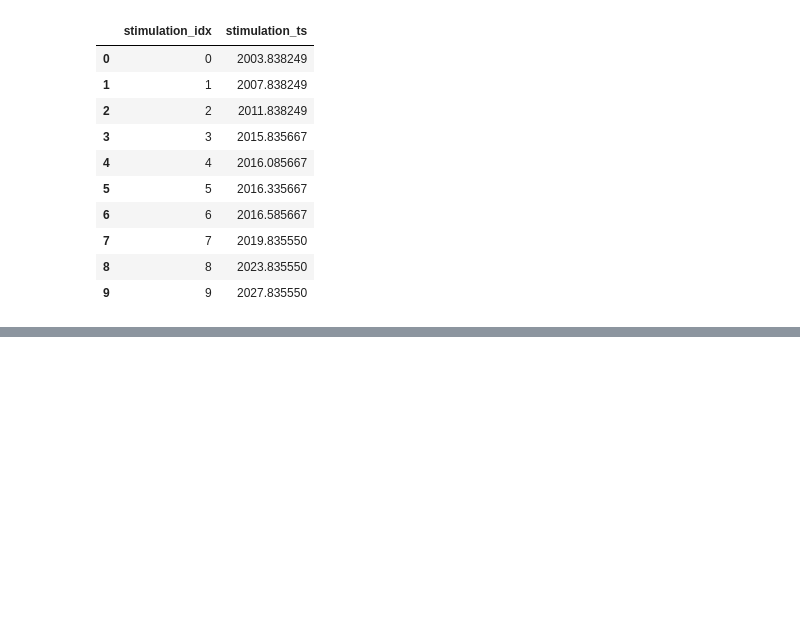
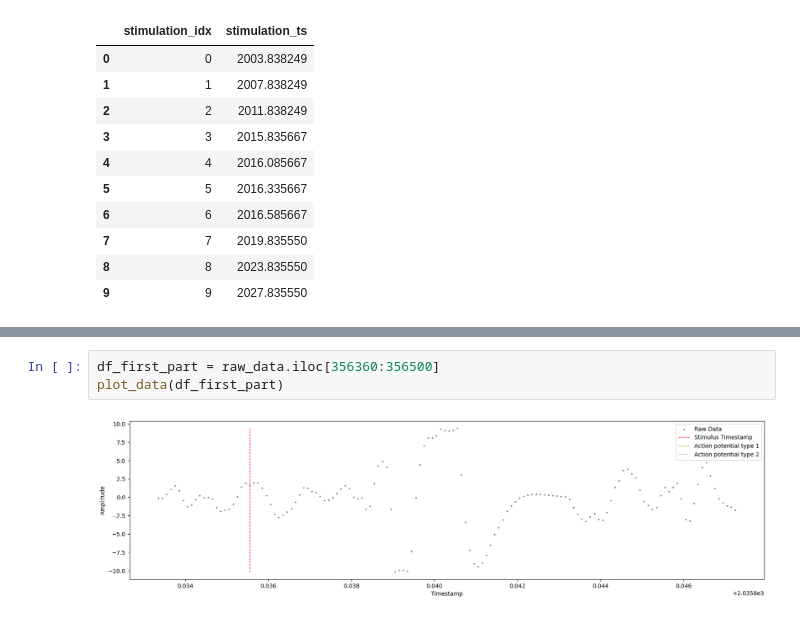
Before and after one commit to DominikaDarabos/explainable_MNG_spike_detection, a Jupyter notebook: data_loading.ipynb, the cells around one changed output, grey strips where cells are left out. Saved outputs shown, nothing was run; the diff lists cells and outputs as text; blank space fills up the shorter version.

```diff
--- a/data_loading.ipynb
+++ b/data_loading.ipynb
@@ -571,0 +170,5 @@ _LinAlgError: linalg.svd: The algorithm failed to converge because the input mat
+# %%
+df_first_part = raw_data.iloc[356360:356500]
+plot_data(df_first_part)
+# %% [output]
+[figure, added]
```
Also changed, not shown: parts of 24 cells of this notebook.
